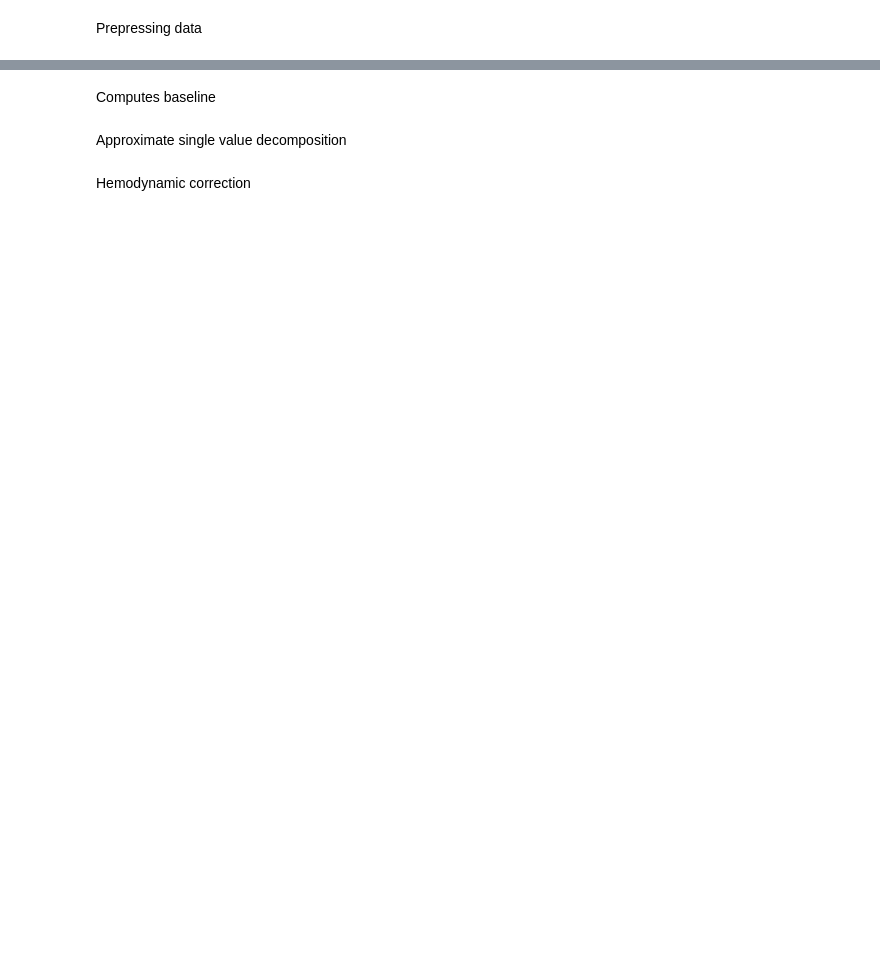
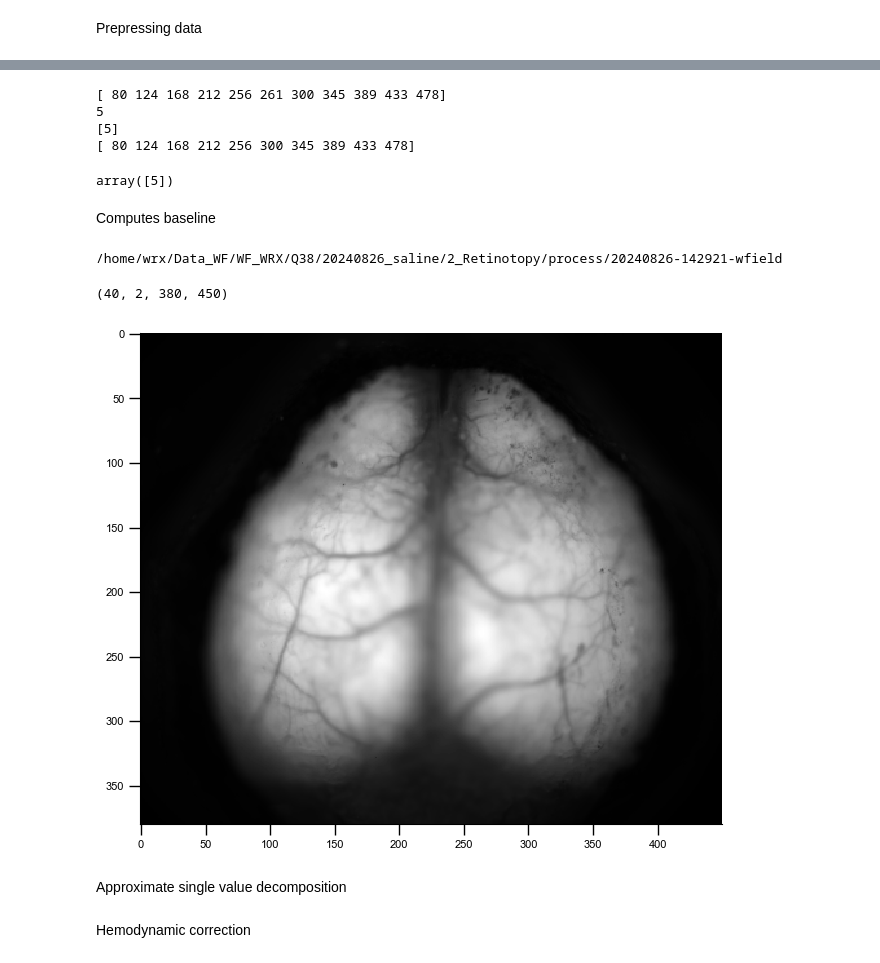
Before and after one commit to Zhaoxi-Liu/widefield_imaging_analysis, a Jupyter notebook: wf_analysis_WRX.ipynb, the cells around one changed output, grey strips where cells are left out. Drawn from its saved outputs; the diff is of its cells as text; code cells hidden in the pictures; blank space fills up the shorter version.

```diff
--- a/wf_analysis_WRX.ipynb
+++ b/wf_analysis_WRX.ipynb
@@ -617,3 +728,19 @@ print("\nAll generation of trials-file finished!")
+# %%
+print(onset_frame_index)
+print(np.diff(onset_frame_index).min())
+false_onset = np.where(np.diff(onset_frame_index) < 10)[0] + 1
+print(false_onset)
+onset_frame_index = np.delete(onset_frame_index, false_onset)
+print(onset_frame_index)
+# %% [output]
+[ 80 124 168 212 256 261 300 345 389 433 478]
+5
+[5]
+[ 80 124 168 212 256 300 345 389 433 478]
+# %%
+np.where(np.diff(onset_frame_index) < 10)[0] + 1
+# %% [output]
+array([5])
 # %%
 start_idx = 500
 end_idx = 1000
@@ -635,25 +762,38 @@ display_wrapper(dat_motion_corr[:,1,:,:])
 # %% [markdown]
 Computes baseline
 # %%
-path = path_wfield_all[0]
+path = path_wfield_all[1]
 print(path)
+# %% [output]
+/home/wrx/Data_WF/WF_WRX/Q38/20240826_saline/2_Retinotopy/process/20240826-142921-wfield
 # %%
-trial_onsets = np.load(pjoin(path, 'trial_onsets.npy')).astype(int)
-nbaseline_frames = 30
-frames_average_trials = frames_average_for_trials(dat,
-                                           trial_onsets[:,2],
-                                           nbaseline_frames)
-# Compute the average of all trials and save it
+if 'Spontaneous' in path:
+    # for spontaneous data, the first 100 frames are used to compute the average of all trials
+    frames_average_trials = dat[:100, :, :, :]
+else:
+    trial_onsets = np.load(pjoin(path, 'trial_onsets.npy')).astype(int)
+    nbaseline_frames = 30
+    frames_average_trials = frames_average_for_trials(dat,
+                                            trial_onsets[:,1],
+                                            nbaseline_frames)
+    # Compute the average of all trials and save it
 np.save(pjoin(path, 'frames_average.npy'), frames_average_trials.mean(axis=0))
+# %%
+frames_average_trials.shape
+# %% [output]
+(40, 2, 380, 450)
 # %%
 if 'frames_average_trials' not in locals():
     baseline_frame = np.load(pjoin(path_wfield_all[0],'frames_average.npy'))
 else:
     baseline_frame = frames_average_trials.mean(axis=0)
 
 if plot_test:
-    plt.imshow(baseline_frame[0], cmap='gray')
+    fig, ax = plt.subplots(figsize=(7.5, 7.5))
+    ax.imshow(baseline_frame[0], cmap='gray')
     plt.show()
+# %% [output]
+[figure, added]
 # %%
 start_idx = 0
 end_idx = 500
```
Also changed, not shown: parts of 45 cells of this notebook, 1 other file.
